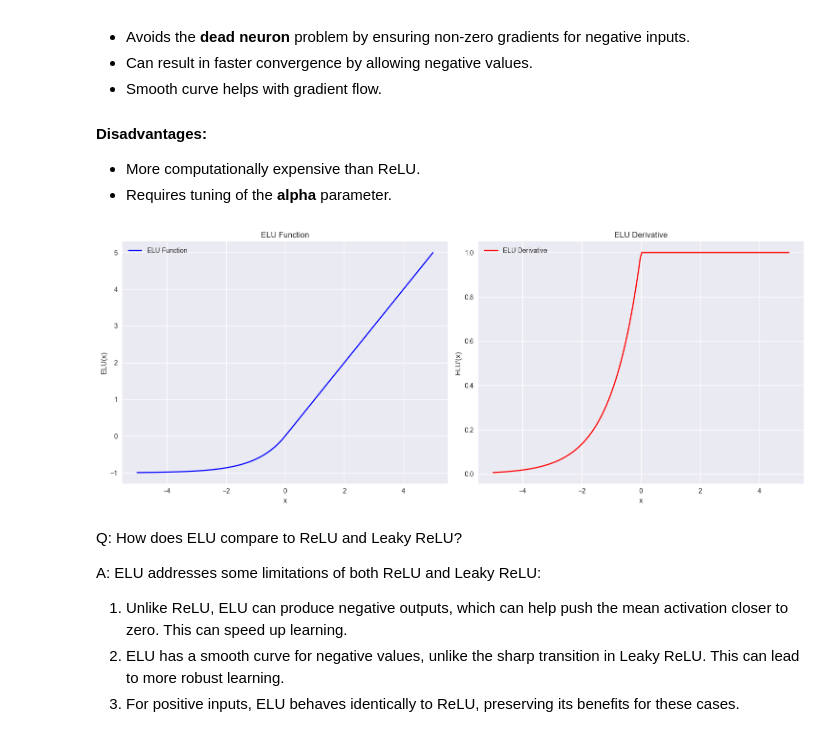
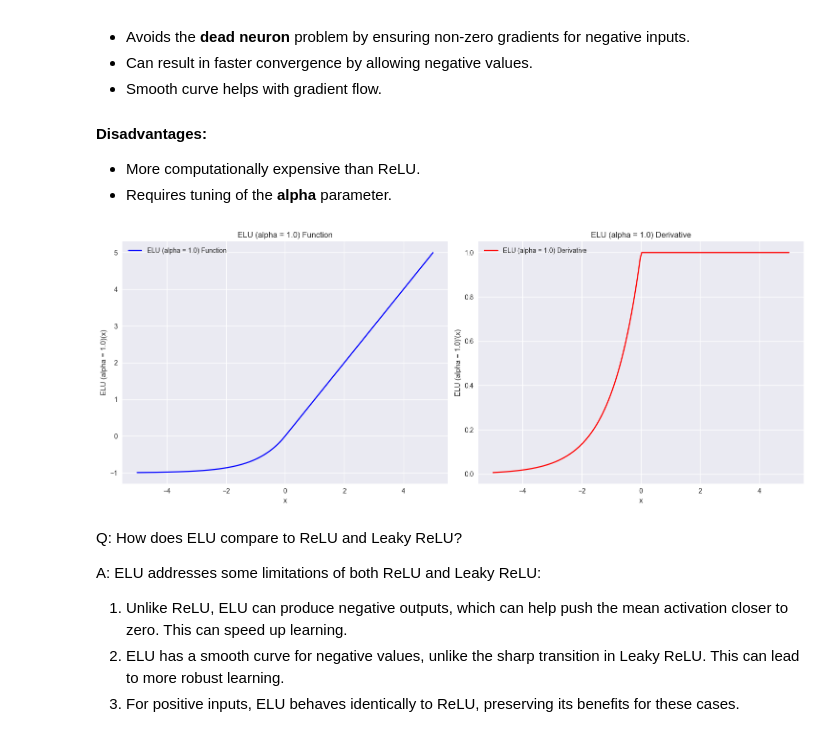
Before and after one commit to CodersHQ-AI-ML-Community/ai-confluence, a Jupyter notebook: code/deep-learning/activation_functions.ipynb, the cells around one changed output. Saved outputs shown, nothing was run; the diff lists cells and outputs as text; code cells hidden in the pictures.

```diff
--- a/code/deep-learning/activation_functions.ipynb
+++ b/code/deep-learning/activation_functions.ipynb
@@ -23,10 +23,9 @@ An activation function is a mathematical function applied to the output of a neu
 import numpy as np
 import matplotlib.pyplot as plt
 import seaborn as sns
-from scipy.special import erf
 
 # Set up plotting style
-plt.style.use('seaborn-v0_8')
+plt.style.use("seaborn-v0_8")
 sns.set_palette("husl")
 
 
@@ -39,18 +38,18 @@ def plot_function_and_derivative(func, derivative, title, x_range=(-5, 5)):
     fig, (ax1, ax2) = plt.subplots(1, 2, figsize=(15, 6))
 
     # Plot the function
-    ax1.plot(x, y, label=f'{title} Function', color='b')
-    ax1.set_title(f'{title} Function')
-    ax1.set_xlabel('x')
-    ax1.set_ylabel(f'{title}(x)')
+    ax1.plot(x, y, label=f"{title} Function", color="b")
+    ax1.set_title(f"{title} Function")
+    ax1.set_xlabel("x")
+    ax1.set_ylabel(f"{title}(x)")
     ax1.grid(True)
     ax1.legend()
 
     # Plot the derivative
-    ax2.plot(x, dy, label=f'{title} Derivative', color='r')
-    ax2.set_title(f'{title} Derivative')
-    ax2.set_xlabel('x')
-    ax2.set_ylabel(f'{title}\'(x)')
+    ax2.plot(x, dy, label=f"{title} Derivative", color="r")
+    ax2.set_title(f"{title} Derivative")
+    ax2.set_xlabel("x")
+    ax2.set_ylabel(f"{title}'(x)")
     ax2.grid(True)
     ax2.legend()
 
@@ -238,15 +258,20 @@ $$\text{ELU}'(x) = \begin{cases}
 - Requires tuning of the **alpha** parameter.
 # %%
 ## 5. ELU and its derivative
-def elu(x, alpha=1.0):
+
+alpha = 1.0
+
+def elu(x, alpha=alpha):
     return np.where(x > 0, x, alpha * (np.exp(x) - 1))
 
-def elu_derivative(x, alpha=1.0):
+
+def elu_derivative(x, alpha=alpha):
     return np.where(x > 0, 1, elu(x, alpha) + alpha)
 
-plot_function_and_derivative(elu, elu_derivative, "ELU")
+
+plot_function_and_derivative(elu, elu_derivative, f"ELU ({alpha = })")
 # %% [output]
-[figure, old version]
+[figure, new version]
 # %% [markdown]
 Q: How does ELU compare to ReLU and Leaky ReLU?
 
```
Also changed, not shown: parts of 4 cells of this notebook.
